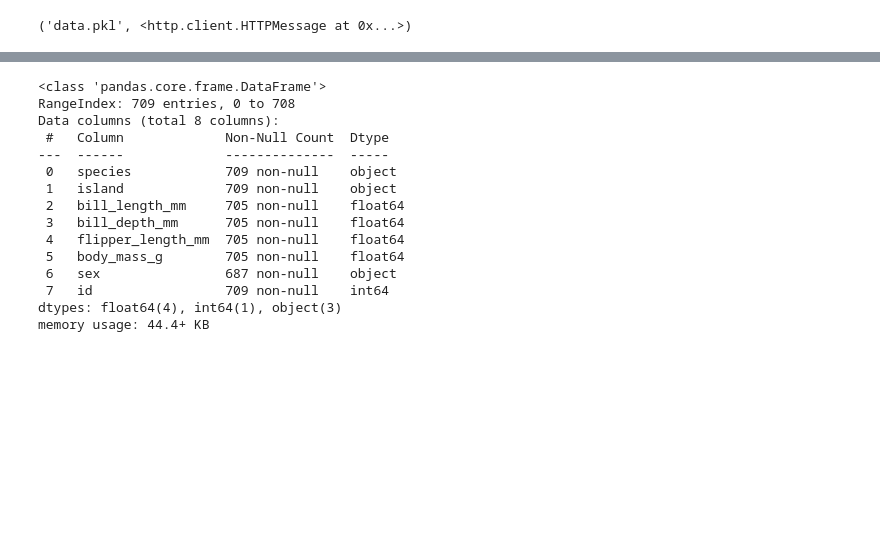
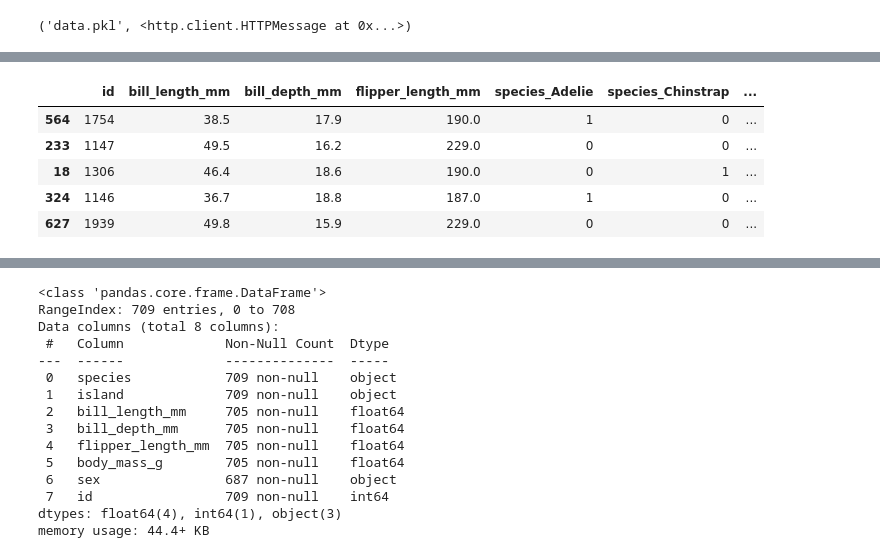
Before and after one commit to jehyunlee/2021_KSES_ML, a Jupyter notebook: 210514_handson.ipynb, the cells around one changed output, grey strips where cells are left out. Saved outputs shown, nothing was run; the diff lists cells and outputs as text; code cells hidden in the pictures; blank space fills up the shorter version.

```diff
--- a/210514_handson.ipynb
+++ b/210514_handson.ipynb
@@ -53,0 +63,6 @@ Name: 704, dtype: object
+# %%
+# 머신러닝 모델 : RandomForestRegressor
+rf = RandomForestRegressor(X, y)
+
+# 학습: 인코딩 에러 발생
+rf.fit(X_train, y_train)
@@ -53,0 +83,10 @@ Name: 704, dtype: object
+# %%
+X_train = pd.get_dummies(X_train)
+X_train.head()
+# %% [output]
+|  | id | bill_length_mm | bill_depth_mm | flipper_length_mm | species_Adelie | species_Chinstrap | ... |
+| 564 | 1754 | 38.5 | 17.9 | 190.0 | 1 | 0 | ... |
+| 233 | 1147 | 49.5 | 16.2 | 229.0 | 0 | 0 | ... |
+| 18 | 1306 | 46.4 | 18.6 | 190.0 | 0 | 1 | ... |
+| 324 | 1146 | 36.7 | 18.8 | 187.0 | 1 | 0 | ... |
+| 627 | 1939 | 49.8 | 15.9 | 229.0 | 0 | 0 | ... |
```
Also changed, not shown: parts of 29 cells of this notebook, 6 other files.
